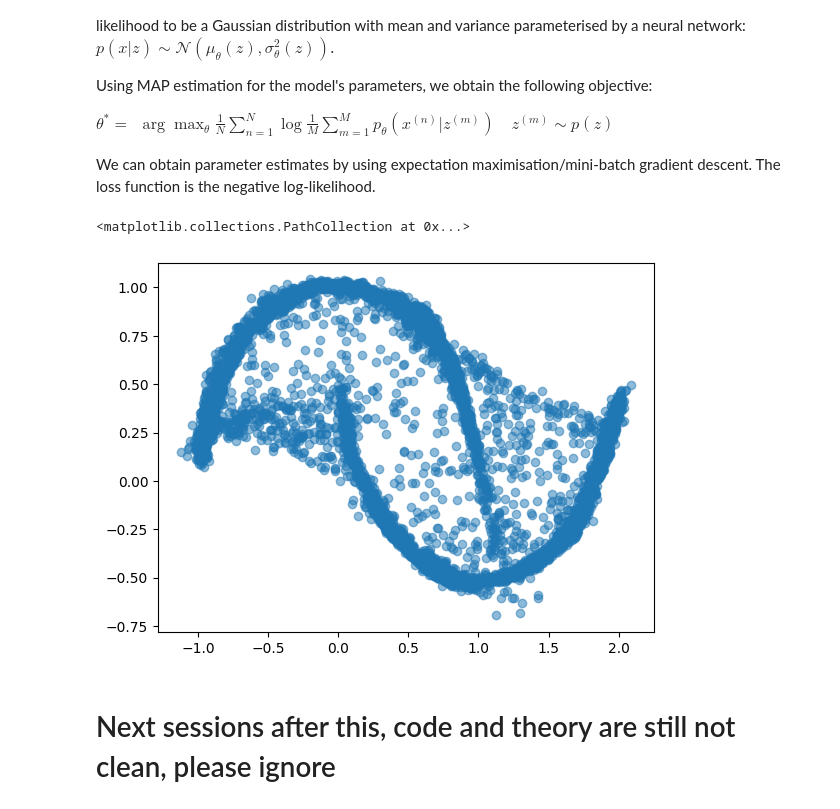
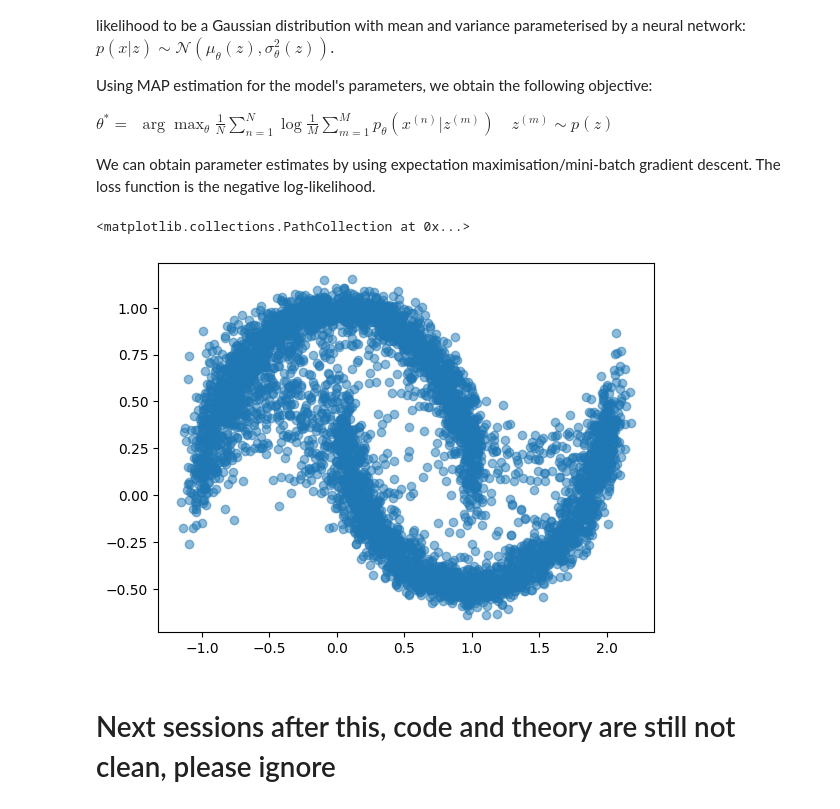
Before and after one commit to MiguelMonteiro/deep_latent_generative_models, a Jupyter notebook: teacher.ipynb, the cells around one changed output. Drawn from its saved outputs; the diff is of its cells as text; code cells hidden in the pictures.

```diff
--- a/teacher.ipynb
+++ b/teacher.ipynb
@@ -71,7 +71,6 @@ $\theta^* = \begin{aligned}\arg \max_{\theta}\frac{1}{N}\sum_{n=1}^N\log  \frac{
 We can obtain parameter estimates by using expectation maximisation/mini-batch gradient descent. The loss function is the negative log-likelihood.
 # %%
 import torch.nn as nn
-import torch.nn.functional as F
 import torch.distributions
 import torch
 import torch.optim
@@ -79,7 +78,27 @@ from functorch import vmap
 from itertools import cycle
 from tqdm import tqdm
 from torch.distributions import Normal, Independent
-import math
+from typing import Tuple
+
+
+class GenerativeModel(nn.Module):
+    def __init__(self, input_dim: int, hidden_dim: int, latent_dim: int) -> None:
+        super().__init__()
+        self.net = nn.Sequential(
+            nn.Linear(in_features=latent_dim, out_features=hidden_dim),
+            nn.LeakyReLU(inplace=True),
+            nn.Linear(in_features=hidden_dim, out_features=hidden_dim),
+            nn.LeakyReLU(inplace=True),
+        )
+        self.mean_head = nn.Linear(in_features=hidden_dim, out_features=input_dim)
+        self.log_var_head = nn.Linear(in_features=hidden_dim, out_features=input_dim)
+        # Make initial variance values small during training -> greatly improves optimization
+        self.log_var_head.bias.data = -2 * torch.ones(input_dim)
+
+    def forward(self, z: torch.Tensor) -> Tuple[torch.Tensor, torch.Tensor]:
+        out = self.net(z)
+        return self.mean_head(out), self.log_var_head(out)
+
 
 class MCEM(nn.Module):
     def __init__(self, input_dim: int, hidden_dim: int, latent_dim: int) -> None:
@@ -90,70 +109,53 @@ class MCEM(nn.Module):
             Normal(loc=torch.zeros(latent_dim), scale=torch.ones(latent_dim)), 1
         )
 
-        self.generative_model = nn.Sequential(
-            nn.Linear(in_features=latent_dim, out_features=hidden_dim),
-            nn.LeakyReLU(inplace=True),
-            nn.Linear(in_features=hidden_dim, out_features=hidden_dim),
-            nn.LeakyReLU(inplace=True),
-            nn.Linear(in_features=hidden_dim, out_features=input_dim * 2),
-        )
+        self.generative_model = GenerativeModel(input_dim, hidden_dim, latent_dim)
 
     def sample(self, num_samples: int) -> torch.Tensor:
         z = self.prior.sample(torch.Size((num_samples,)))
-        x_mean, x_logvar = torch.split(
-            self.generative_model(z), split_size_or_sections=2, dim=-1
+        x_mean, x_logvar = self.generative_model(z)
+        likelihood_dist = Independent(
+            Normal(loc=x_mean, scale=torch.exp(0.5 * x_logvar)), 1
         )
-        # likelihood_dist = Independent(
-        #     Normal(loc=x_mean, scale=torch.exp(0.5 * x_logvar)), 1
-        # )
-        likelihood_dist = torch.distributions.MultivariateNormal(
-            loc=x_mean, covariance_matrix=torch.diag_embed(torch.exp(0.5 * x_logvar)))
         return likelihood_dist.sample()
 
     def loss(self, x: torch.Tensor, num_mc_samples: int = 100) -> torch.Tensor:
         z = self.prior.sample(torch.Size((num_mc_samples, x.shape[0])))
-        x_mean, x_logvar = torch.split(
-            vmap(self.generative_model)(z), split_size_or_sections=2, dim=-1
-        )
-
+        x_mean, x_logvar = vmap(self.generative_model)(z)
         likelihood_dist = Independent(
             Normal(loc=x_mean, scale=torch.exp(0.5 * x_logvar)), 1
         )
-
-        likelihood_dist = torch.distributions.MultivariateNormal(
-            loc=x_mean, covariance_matrix=torch.diag_embed(torch.exp(0.5 * x_logvar)))
         # 1/M sum_{m=1}^{M} p(x_n \vert z_m)
-        # likelihood = torch.logsumexp(likelihood_dist.log_prob(x), dim=0) - math.log(num_mc_samples)
         likelihood = torch.log(
             torch.mean(torch.exp(likelihood_dist.log_prob(x)), dim=0)
         )
         # loss is negative log averaged over sample points
         loss = -torch.mean(likelihood)
         return loss
 
     def forward(self, num_samples: int) -> torch.Tensor:
         return self.sample(num_samples)
 
 
 model = MCEM(input_dim=2, hidden_dim=32, latent_dim=8)
 num_steps = 5000
-optimizer = torch.optim.Adam(params=model.parameters(), lr=1e-3)
+optimizer = torch.optim.AdamW(params=model.parameters(), lr=1e-3, weight_decay=1e-1)
 
 pbar = tqdm(zip(range(num_steps), cycle(train_loader)))
 
 for step, (x, y) in pbar:
     optimizer.zero_grad()
     loss = model.loss(x, num_mc_samples=100)
     loss.backward()
     optimizer.step()
     pbar.set_description(f"{step:03d}/{num_steps:03d}: Loss {loss:.3f}")
 
 
-samples = model(5000).detach().numpy()
+samples = model.sample(5000).detach().numpy()
 plt.scatter(samples[:, 0], samples[:, 1], cmap="rainbow", alpha=0.5)
 # %% [output]
 <matplotlib.collections.PathCollection at 0x...>
-[figure, old version]
+[figure, new version]
 # %% [markdown]
 # Next sessions after this, code and theory are still not clean, please ignore
 # %% [markdown]
```
Also changed, not shown: parts of 2 cells of this notebook.
